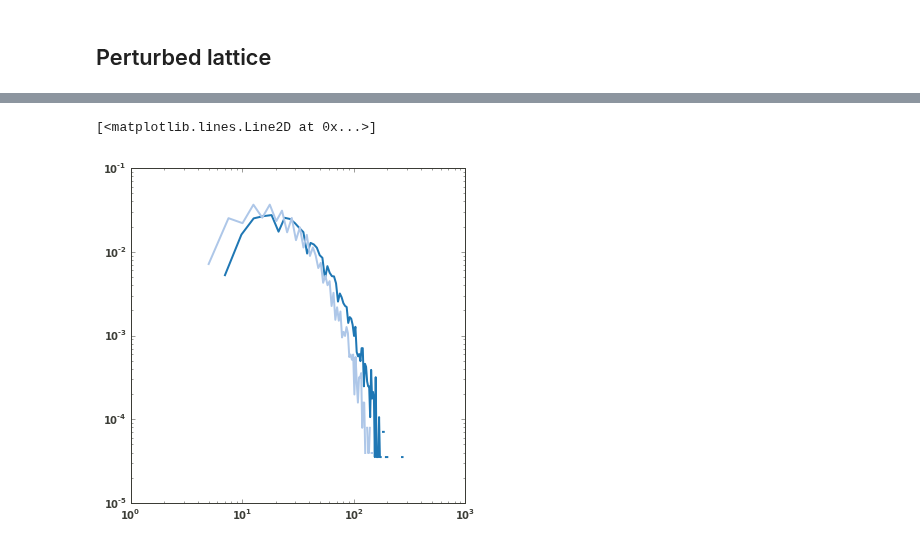
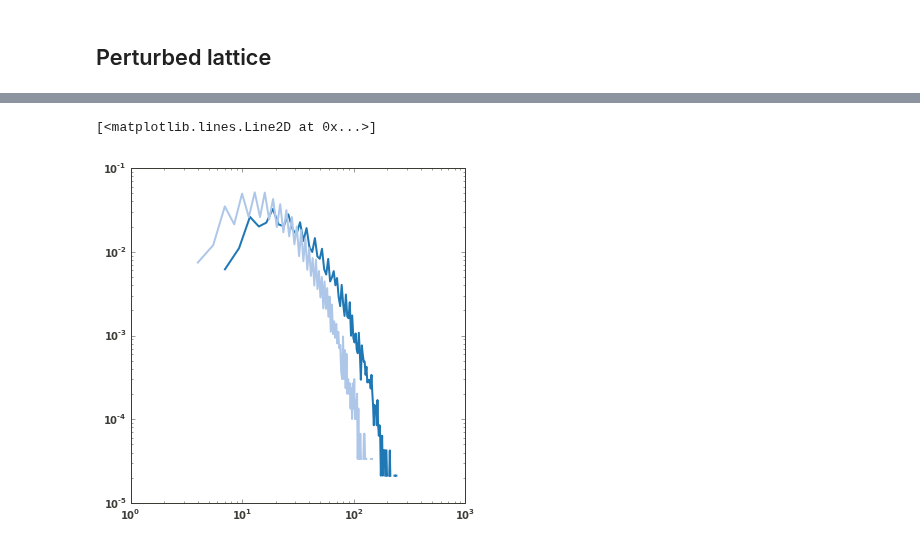
Before and after one commit to williamgilpin/netsim, a Jupyter notebook: simple_models.ipynb, the cells around one changed output, grey strips where cells are left out. Saved outputs shown, nothing was run; the diff lists cells and outputs as text; code cells hidden in the pictures.

```diff
--- a/simple_models.ipynb
+++ b/simple_models.ipynb
@@ -747,7 +756,7 @@ tmat = copy(tmat) + tril(tmat)*bias
 tmat = rownorm(tmat)
 
 # Perturb the lattice by merging states at the same level
-n_perts = 20
+n_perts = 50
 
 shell_inds = cayley_shell_inds(Z,k+1)
 shells = list()
@@ -764,9 +773,10 @@ tmat_def = copy(tmat)
 
 # PROBLEM: THE INDICES CHANGE AROUND AS YOU MERGE DERP DERP DERP
 to_merge = list()
+
 for ii in range(n_perts):
     inds_in_shell = array(choice(shells))
-
+    print (inds_in_shell)
     groups_in_shell = inds_in_shell[ mod(inds_in_shell, Z-1)==0 ]
 
     group_to_merge = choice(groups_in_shell)
@@ -787,18 +814,18 @@ imshow(tmat_def)
 # %%
 leaf_inds = list(range(shell_inds[-2],shell_inds[-1]-1))
-ht = sim_hits(tmat,leaf_inds,[0], ntraj=10000, cutoff=2500)
+ht = sim_hits(tmat,leaf_inds,[0], ntraj=20000, cutoff=2500)
 # ht2 = sim_hits(tmat_def,list(range(46,93)),[0], ntraj=1000, cutoff=2500)
 traj_lens = array([len(item) for item in ht])
 hh = histogram(traj_lens,100,density=True)
 loglog(hh[1][:-1], hh[0])
 
 hold(True)
 leaf_inds = list(range(shell_inds[-2],shell_inds[-1]-1))
-ht = sim_hits(tmat_def,list(range(78,169)),[0], ntraj=10000, cutoff=2500)
+ht = sim_hits(tmat_def,list(range(55,139)),[0], ntraj=20000, cutoff=2500)
 # ht2 = sim_hits(tmat_def,list(range(46,93)),[0], ntraj=1000, cutoff=2500)
 traj_lens = array([len(item) for item in ht])
 hh = histogram(traj_lens,100,density=True)
 loglog(hh[1][:-1], hh[0])
 # %% [output]
 [<matplotlib.lines.Line2D at 0x...>]
-[figure, old version]
+[figure, new version]
```
Also changed, not shown: parts of 2 cells of this notebook.
